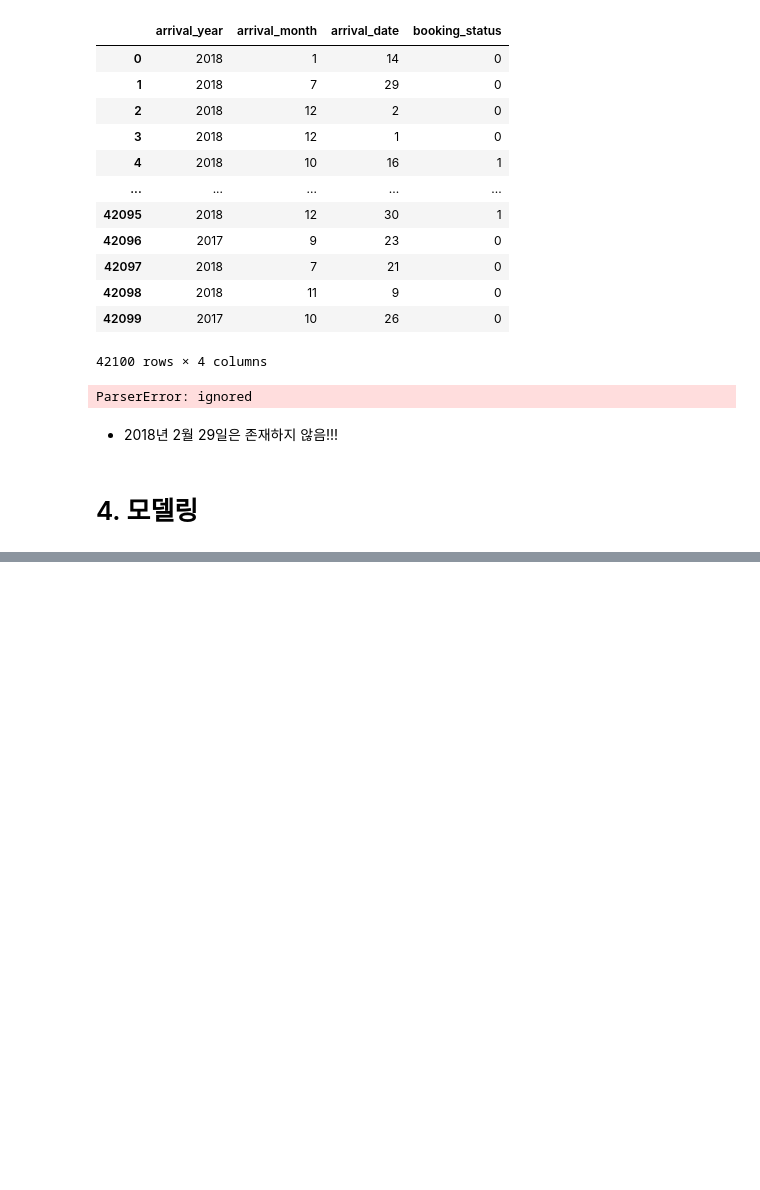
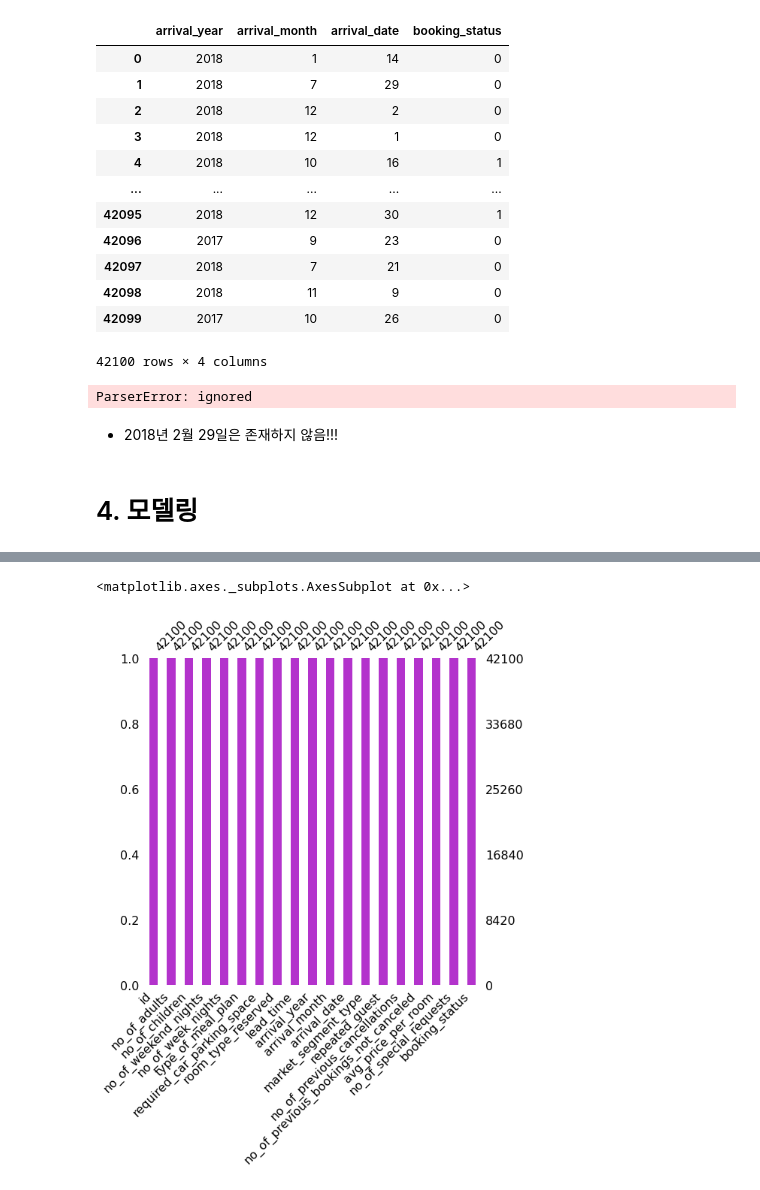
Before and after one commit to JaeHong-Park987/Kaggle, a Jupyter notebook: Playground Series/Season3/Episode 7.ipynb, the cells around one changed output, grey strips where cells are left out. Saved outputs shown, nothing was run; the diff lists cells and outputs as text; code cells hidden in the pictures; blank space fills up the shorter version.

```diff
--- a/Playground Series/Season3/Episode 7.ipynb
+++ b/Playground Series/Season3/Episode 7.ipynb
@@ -696,0 +808,5 @@ ParserError: ignored
+# %%
+msno.bar(df = df_train.iloc[:, :], figsize = (8, 8), color = (0.7, 0.2, 0.8))
+# %% [output]
+<matplotlib.axes._subplots.AxesSubplot at 0x...>
+[figure, added]
```
Also changed, not shown: parts of 105 cells of this notebook.
